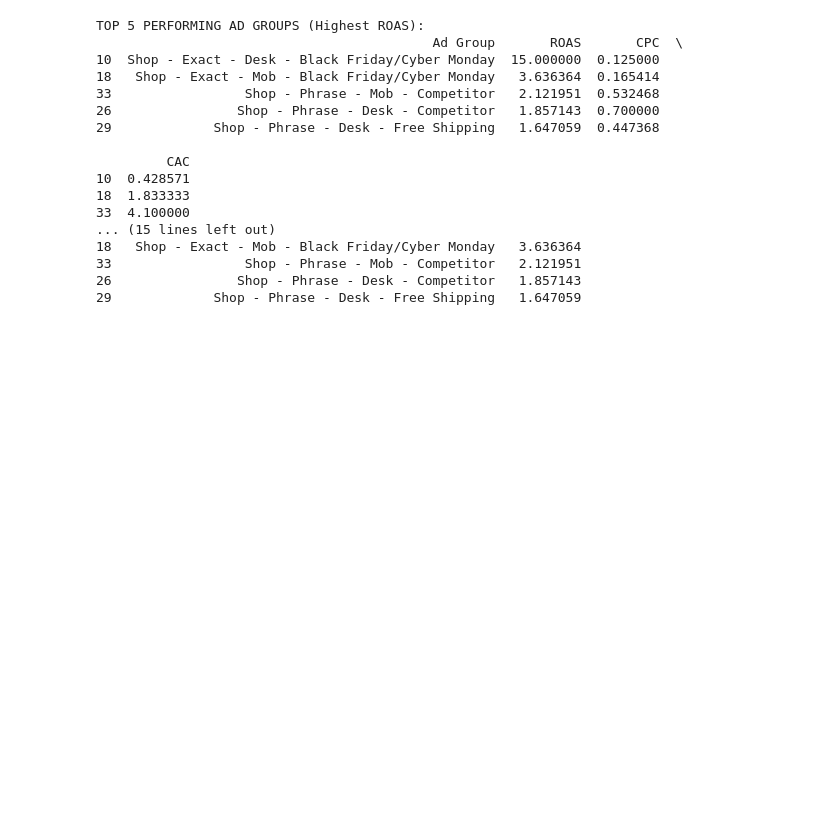
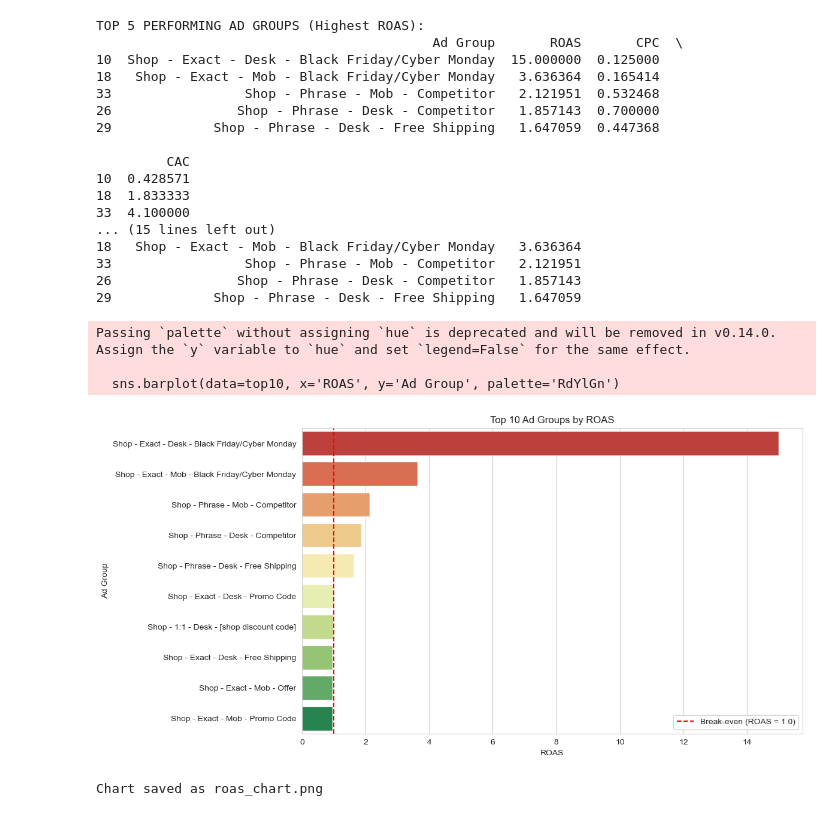
Before and after one commit to sakinasayed512/multi-touch-attribution, a Jupyter notebook: beckley_marketing_attribution.ipynb, the cells around one changed output. Drawn from its saved outputs; the diff is of its cells as text; code cells hidden in the pictures; blank space fills up the shorter version.

Commit message:
feat: build ROAS bar chart showing Black Friday campaigns dominating top 10 (fixes #15)

```diff
--- a/beckley_marketing_attribution.ipynb
+++ b/beckley_marketing_attribution.ipynb
@@ -400,3 +400,35 @@ TOP 5 PERFORMING AD GROUPS (Highest ROAS):
 33                 Shop - Phrase - Mob - Competitor   2.121951
 26                Shop - Phrase - Desk - Competitor   1.857143
 29             Shop - Phrase - Desk - Free Shipping   1.647059
+# %%
+# ============================================
+# WEEK 4 - VISUALIZATION
+# ============================================
+
+import matplotlib.pyplot as plt
+import seaborn as sns
+
+# Set style
+sns.set_style('whitegrid')
+plt.rcParams['figure.figsize'] = (12, 6)
+
+# CHART 1: ROAS by Ad Group (Top 10)
+top10 = kpi_summary.sort_values('ROAS', ascending=False).head(10)
+
+plt.figure(figsize=(12, 6))
+sns.barplot(data=top10, x='ROAS', y='Ad Group', palette='RdYlGn')
+plt.axvline(x=1.0, color='red', linestyle='--', label='Break-even (ROAS = 1.0)')
+plt.title('Top 10 Ad Groups by ROAS')
+plt.xlabel('ROAS')
+plt.ylabel('Ad Group')
+plt.legend()
+plt.tight_layout()
+plt.savefig('roas_chart.png')
+plt.show()
+print("Chart saved as roas_chart.png")
+# %% [output]
+Passing `palette` without assigning `hue` is deprecated and will be removed in v0.14.0. Assign the `y` variable to `hue` and set `legend=False` for the same effect.
+
+  sns.barplot(data=top10, x='ROAS', y='Ad Group', palette='RdYlGn')
+[figure, added]
+Chart saved as roas_chart.png
```
Also changed, not shown: 1 other file.
